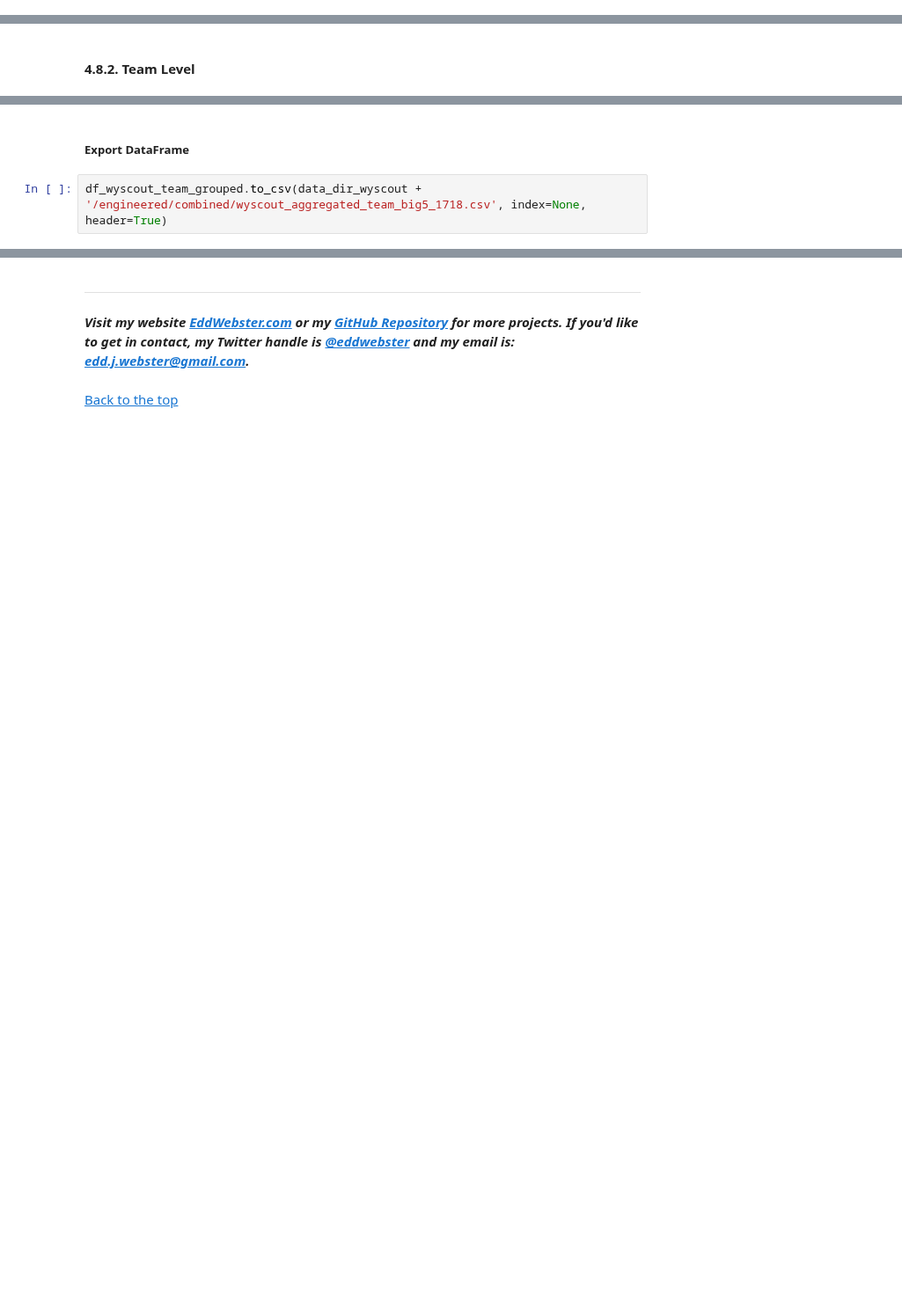
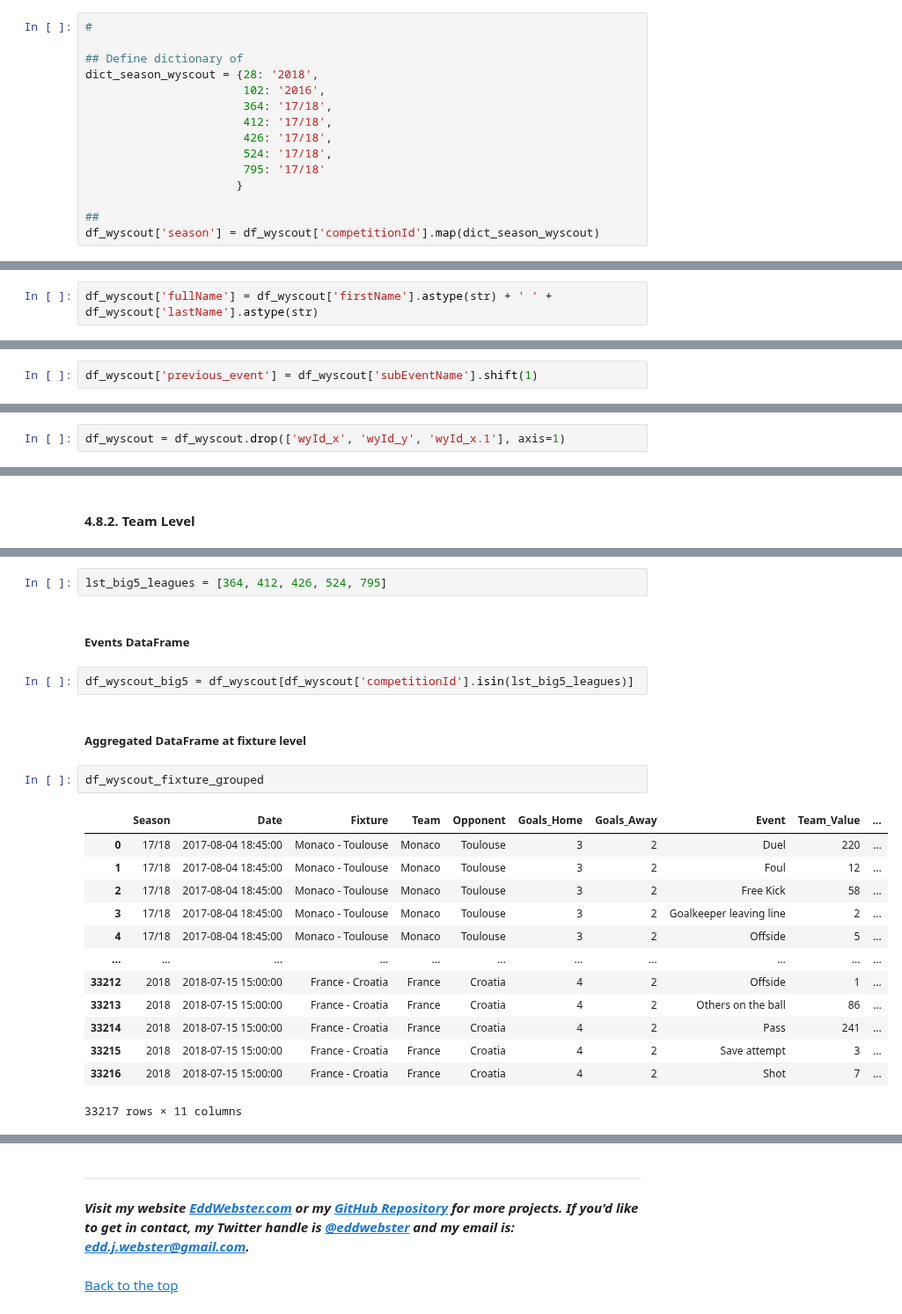
Before and after one commit to eddwebster/football_analytics, a Jupyter notebook: notebooks/3_data_engineering/Wyscout Data Engineering.ipynb, the cells around one changed output, grey strips where cells are left out. Shown at 88% size. Drawn from its saved outputs; the diff is of its cells as text; blank space fills up the shorter version.

```diff
--- a/notebooks/3_data_engineering/Wyscout Data Engineering.ipynb
+++ b/notebooks/3_data_engineering/Wyscout Data Engineering.ipynb
@@ -426,0 +432,15 @@ df_wyscout = df_wyscout.sort_values(['date_date', 'time_time', 'country', 'leagu
+# %%
+#
+
+## Define dictionary of
+dict_season_wyscout = {28: '2018',
+                       102: '2016',
+                       364: '17/18',
+                       412: '17/18',
+                       426: '17/18',
+                       524: '17/18',
+                       795: '17/18'
+                      }
+
+##
+df_wyscout['season'] = df_wyscout['competitionId'].map(dict_season_wyscout)
@@ -426,0 +450,2 @@ df_wyscout = df_wyscout.sort_values(['date_date', 'time_time', 'country', 'leagu
+# %%
+df_wyscout['fullName'] = df_wyscout['firstName'].astype(str) + ' ' + df_wyscout['lastName'].astype(str)
@@ -427,3 +454,5 @@ df_wyscout = df_wyscout.sort_values(['date_date', 'time_time', 'country', 'leagu
+# %%
+df_wyscout['previous_event'] = df_wyscout['subEventName'].shift(1)
 # %% [markdown]
 ##### Create `followingPossession` column
 'teamIdNext' = following 'teamId'
@@ -457 +475,3 @@ df_wyscout['isPossessionRetained'] = np.where(df_wyscout['teamId'] == df_wyscout
+# %%
+df_wyscout = df_wyscout.drop(['wyId_x', 'wyId_y', 'wyId_x.1'], axis=1)
 # %% [markdown]
@@ -634,4 +691,24 @@ df_wyscout_team_grouped.head()
+# %%
+lst_big5_leagues = [364, 412, 426, 524, 795]
 # %% [markdown]
-##### Export DataFrame
+##### Events DataFrame
-# %%
-df_wyscout_team_grouped.to_csv(data_dir_wyscout + '/engineered/combined/wyscout_aggregated_team_big5_1718.csv', index=None, header=True)
+# %%
+df_wyscout_big5 = df_wyscout[df_wyscout['competitionId'].isin(lst_big5_leagues)]
+# %% [markdown]
+##### Aggregated DataFrame at fixture level
+# %%
+df_wyscout_fixture_grouped
+# %% [output]
+|  | Season | Date | Fixture | Team | Opponent | Goals_Home | Goals_Away | Event | Team_Value | ... |
+| 0 | 17/18 | 2017-08-04 18:45:00 | Monaco - Toulouse | Monaco | Toulouse | 3 | 2 | Duel | 220 | ... |
+| 1 | 17/18 | 2017-08-04 18:45:00 | Monaco - Toulouse | Monaco | Toulouse | 3 | 2 | Foul | 12 | ... |
+| 2 | 17/18 | 2017-08-04 18:45:00 | Monaco - Toulouse | Monaco | Toulouse | 3 | 2 | Free Kick | 58 | ... |
+| 3 | 17/18 | 2017-08-04 18:45:00 | Monaco - Toulouse | Monaco | Toulouse | 3 | 2 | Goalkeeper leaving line | 2 | ... |
+| 4 | 17/18 | 2017-08-04 18:45:00 | Monaco - Toulouse | Monaco | Toulouse | 3 | 2 | Offside | 5 | ... |
+| ... | ... | ... | ... | ... | ... | ... | ... | ... | ... | ... |
+| 33212 | 2018 | 2018-07-15 15:00:00 | France - Croatia | France | Croatia | 4 | 2 | Offside | 1 | ... |
+| 33213 | 2018 | 2018-07-15 15:00:00 | France - Croatia | France | Croatia | 4 | 2 | Others on the ball | 86 | ... |
+| 33214 | 2018 | 2018-07-15 15:00:00 | France - Croatia | France | Croatia | 4 | 2 | Pass | 241 | ... |
+| 33215 | 2018 | 2018-07-15 15:00:00 | France - Croatia | France | Croatia | 4 | 2 | Save attempt | 3 | ... |
+| 33216 | 2018 | 2018-07-15 15:00:00 | France - Croatia | France | Croatia | 4 | 2 | Shot | 7 | ... |
+33217 rows × 11 columns
```
Also changed, not shown: parts of 118 cells of this notebook.
